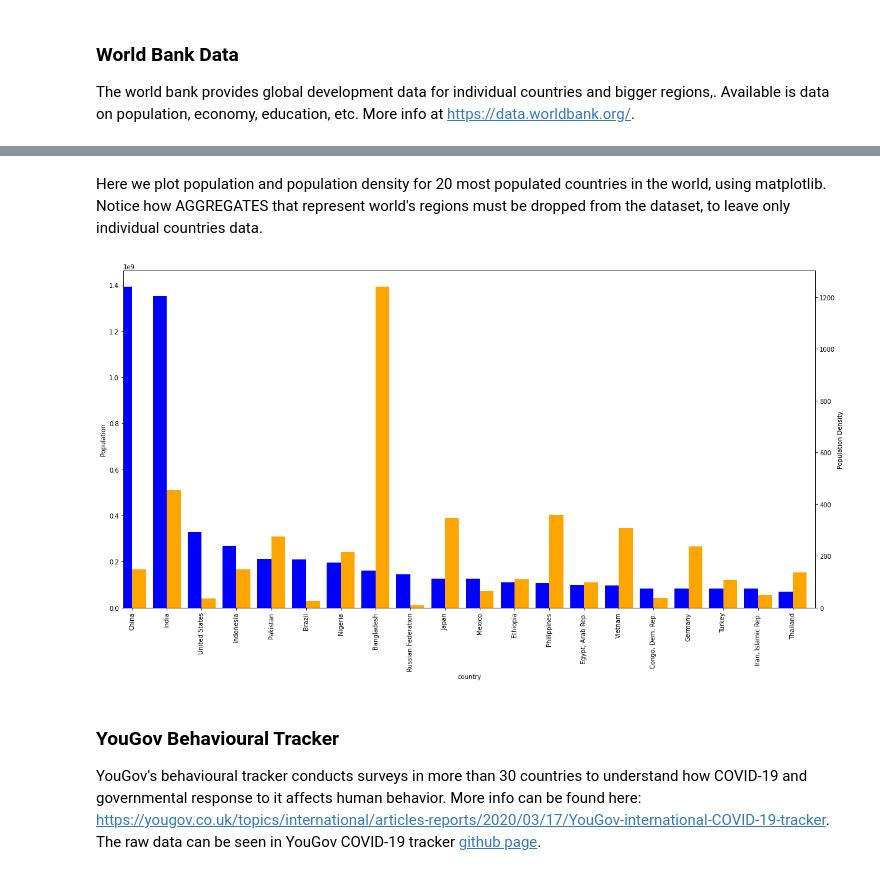
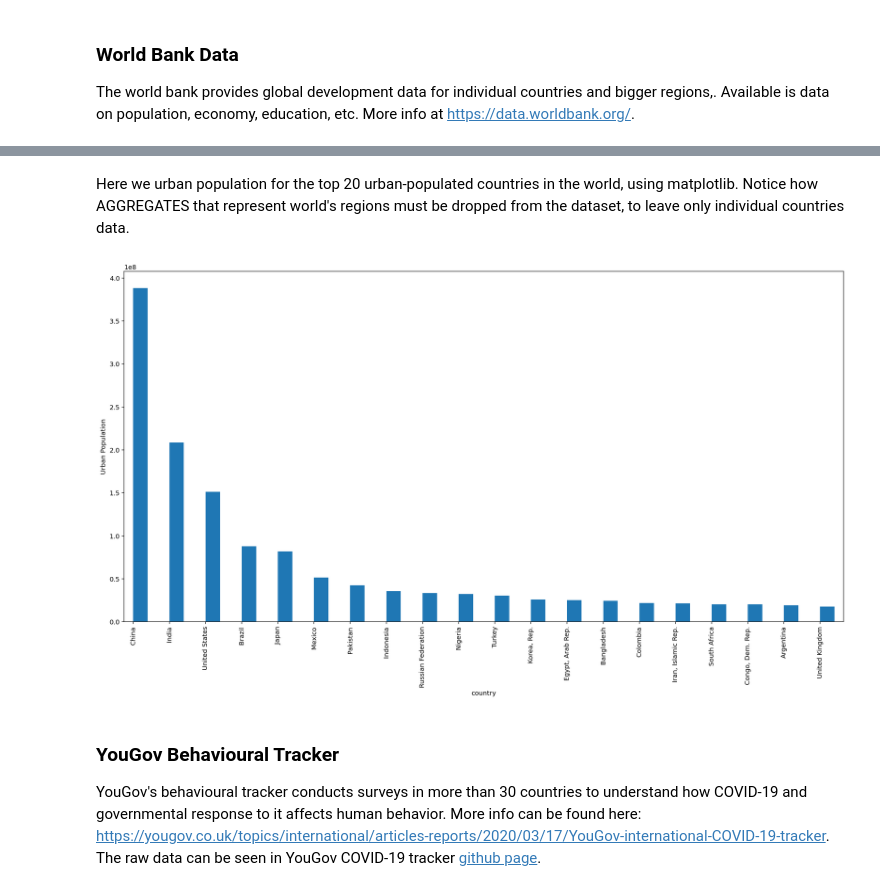
Before and after one commit to rs-delve/covid19_datasets, a Jupyter notebook: usage_example.ipynb, the cells around one changed output, grey strips where cells are left out. Saved outputs shown, nothing was run; the diff lists cells and outputs as text; code cells hidden in the pictures.

```diff
--- a/usage_example.ipynb
+++ b/usage_example.ipynb
@@ -149,20 +115,18 @@ wbdb = WorldBankDataBank()
 # %% [markdown]
-Here we plot population and population density for 20 most populated countries in the world, using matplotlib. Notice how AGGREGATES that represent world's regions must be dropped from the dataset, to leave only individual countries data.
+Here we urban population for the top 20 urban-populated countries in the world, using matplotlib. Notice how AGGREGATES that represent world's regions must be dropped from the dataset, to leave only individual countries data.
 # %%
-df = wbdb.get_data().set_index('country').drop(AGGREGATES).nlargest(20, "Population")
+df = wbdb.get_data()
+df = df.set_index('country').drop(AGGREGATES).nlargest(20, "stats_population_urban")
 
 _, ax = plt.subplots(figsize=(20, 10))
-ax2 = ax.twinx() # Create another axes that shares the same x-axis as ax.
 
-df["Population"].plot(kind='bar', color='blue', ax=ax, position=1, width=0.4)
-df["Population Density"].plot(kind='bar', color='orange', ax=ax2, position=0, width=0.4)
+df["stats_population_urban"].plot(kind='bar', ax=ax, position=0, width=0.4)
 
-ax.set_ylabel('Population')
-ax2.set_ylabel('Population Density')
+ax.set_ylabel('Urban Population')
 
 plt.show()
 # %% [output]
-[figure, old version]
+[figure, new version]
 # %% [markdown]
 ### YouGov Behavioural Tracker
 
```
Also changed, not shown: parts of 39 cells of this notebook.
